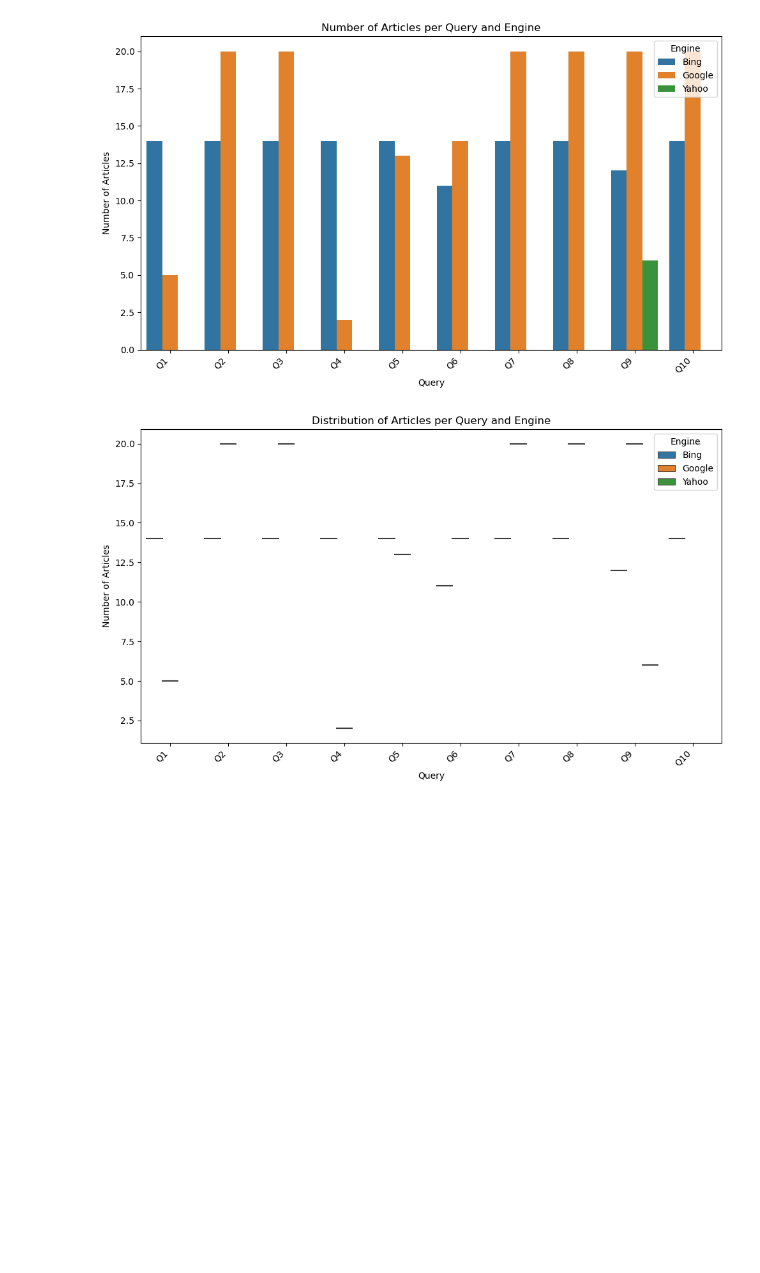
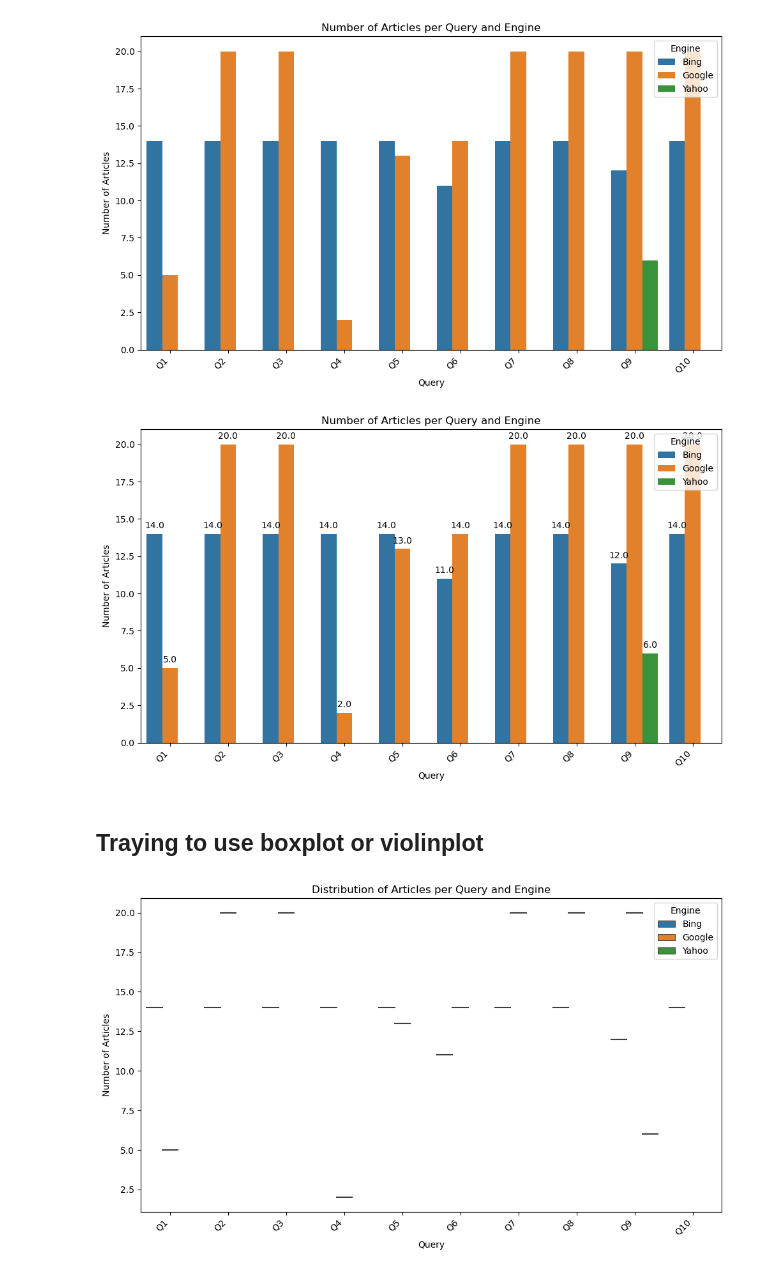
Before and after one commit to cdjuikem/NCI2, a Jupyter notebook: CODES/Classification_test/Statistics.ipynb, the cells around one changed output. Saved outputs shown, nothing was run; the diff lists cells and outputs as text; code cells hidden in the pictures; blank space fills up the shorter version.

```diff
--- a/CODES/Classification_test/Statistics.ipynb
+++ b/CODES/Classification_test/Statistics.ipynb
@@ -51,6 +47,40 @@ plt.tight_layout()
 plt.show()
 # %% [output]
 [figure]
+# %%
+import matplotlib.pyplot as plt
+import seaborn as sns
+
+# Generate query names Q1, Q2, ..., Q10
+query_names = [f'Q{i}' for i in range(1, 11)]  # Adjust range as per your actual number of queries
+
+# Group by 'Query' and 'Engine' to count number of articles
+article_counts = df.groupby(['Query', 'Engine']).size().reset_index(name='Article Count')
+
+# Plotting
+plt.figure(figsize=(10, 6))
+ax = sns.barplot(x='Query', y='Article Count', hue='Engine', data=article_counts)
+plt.title('Number of Articles per Query and Engine')
+plt.xticks(ticks=range(len(query_names)), labels=query_names)  # Set xticks with query names
+plt.xlabel('Query')
+plt.ylabel('Number of Articles')
+plt.xticks(rotation=45, ha='right')
+plt.legend(title='Engine', loc='upper right')
+
+# Adding the values on each bar
+for p in ax.patches:
+    ax.annotate(format(p.get_height(), '.1f'),
+                (p.get_x() + p.get_width() / 2., p.get_height()),
+                ha = 'center', va = 'center',
+                xytext = (0, 9),
+                textcoords = 'offset points')
+
+plt.tight_layout()
+plt.show()
+# %% [output]
+[figure, added]
+# %% [markdown]
+## Traying to use boxplot or violinplot
 # %%
 import matplotlib.pyplot as plt
 import seaborn as sns
```
Also changed, not shown: parts of 2 cells of this notebook.
